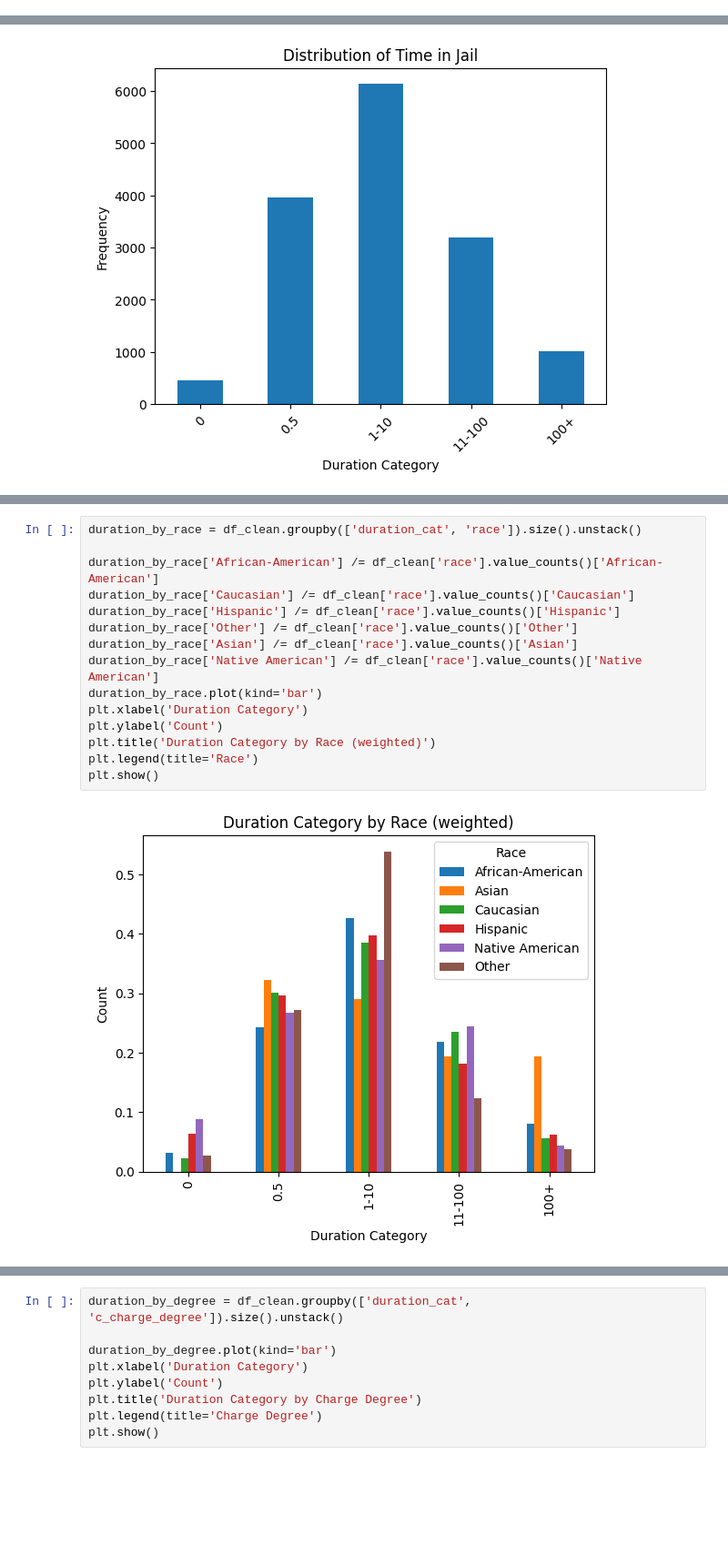
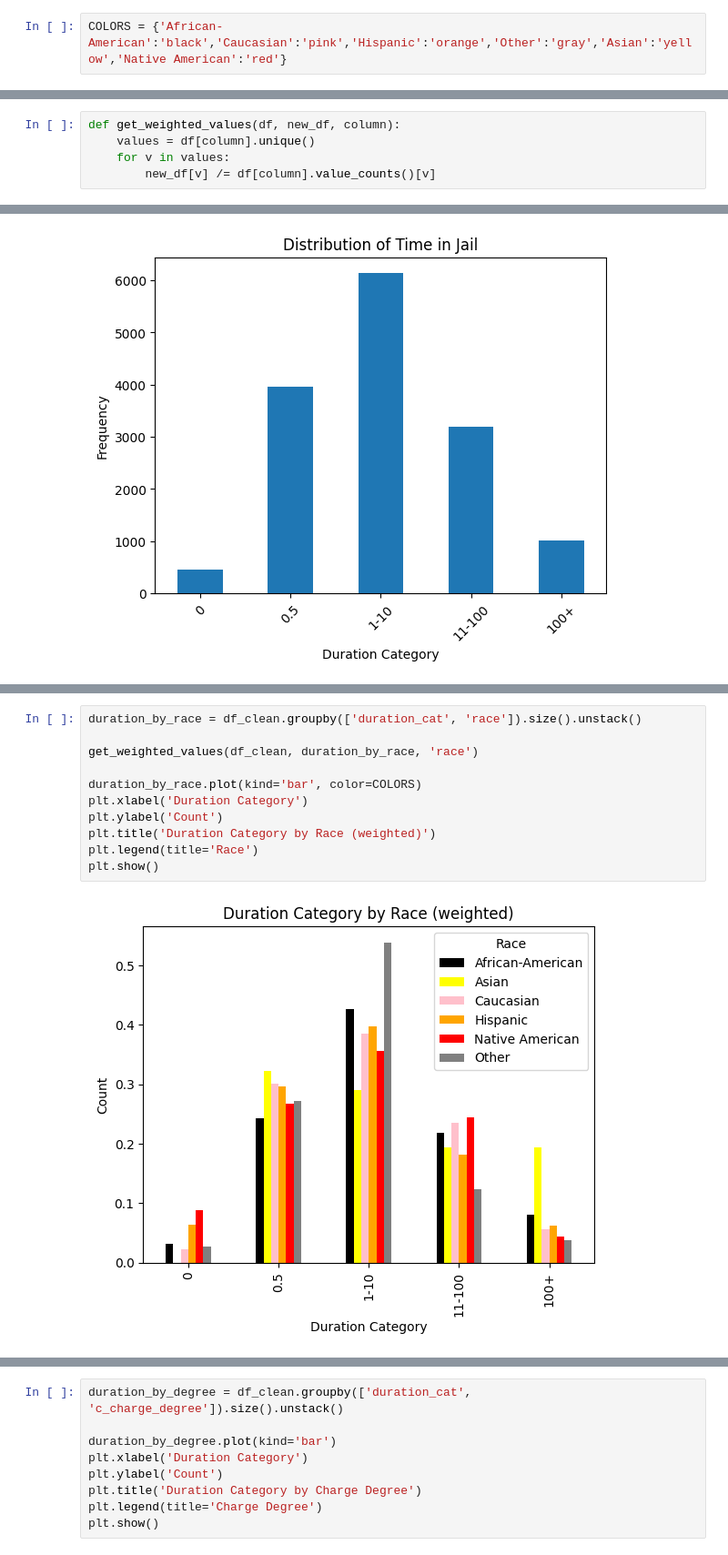
Before and after one commit to RonangLeSang/PROJ831, a Jupyter notebook: charges_analysis.ipynb, the cells around one changed output, grey strips where cells are left out. Shown at 91% size. Cells and saved outputs as stored; diff of their text form; blank space fills up the shorter version.

```diff
--- a/charges_analysis.ipynb
+++ b/charges_analysis.ipynb
@@ -6,6 +6,8 @@ from sklearn.preprocessing import LabelEncoder
 import numpy as np
 import seaborn as sns
 import json
+# %%
+COLORS = {'African-American':'black','Caucasian':'pink','Hispanic':'orange','Other':'gray','Asian':'yellow','Native American':'red'}
 # %% [markdown]
 # Time in jail analysis
 # %% [markdown]
@@ -20,6 +22,11 @@ df['duration'] = df['duration'].fillna(0)
 df = df[df['is_recid'] != -1]
 df = df[df['c_charge_degree'] != '(X)']
 df_clean = df.drop(['id', 'c_jail_in', 'c_jail_out', 'dob', 'juv_fel_count', 'juv_misd_count', 'juv_other_count', 'days_b_screening_arrest', 'r_offense_date', 'r_charge_desc', 'r_jail_in','vr_offense_date','vr_charge_desc','score_text','screening_date','v_decile_score','v_score_text','priors_count.1'], axis=1)
+# %%
+def get_weighted_values(df, new_df, column):
+    values = df[column].unique()
+    for v in values:
+        new_df[v] /= df[column].value_counts()[v]
 # %%
 bins = [0, 0.5, 1, 10, 100, float('inf')]
 labels = ['0', '0.5', '1-10', '11-100', '100+']
@@ -59,20 +59,16 @@ plt.show()
 # %%
 duration_by_race = df_clean.groupby(['duration_cat', 'race']).size().unstack()
 
-duration_by_race['African-American'] /= df_clean['race'].value_counts()['African-American']
-duration_by_race['Caucasian'] /= df_clean['race'].value_counts()['Caucasian']
-duration_by_race['Hispanic'] /= df_clean['race'].value_counts()['Hispanic']
-duration_by_race['Other'] /= df_clean['race'].value_counts()['Other']
-duration_by_race['Asian'] /= df_clean['race'].value_counts()['Asian']
-duration_by_race['Native American'] /= df_clean['race'].value_counts()['Native American']
-duration_by_race.plot(kind='bar')
+get_weighted_values(df_clean, duration_by_race, 'race')
+
+duration_by_race.plot(kind='bar', color=COLORS)
 plt.xlabel('Duration Category')
 plt.ylabel('Count')
 plt.title('Duration Category by Race (weighted)')
 plt.legend(title='Race')
 plt.show()
 # %% [output]
-[figure, old version]
+[figure, new version]
 # %%
 bins = [0, 20, 40, 60, 100]
 labels = ['0-20', '21-40', '41-60', '61+']
```
Also changed, not shown: parts of 7 cells of this notebook.
